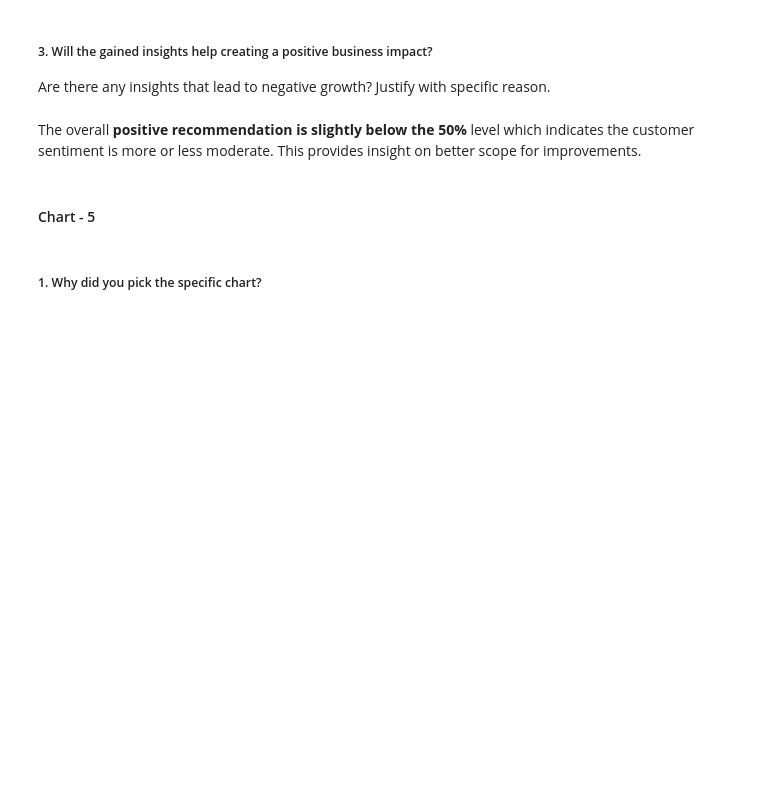
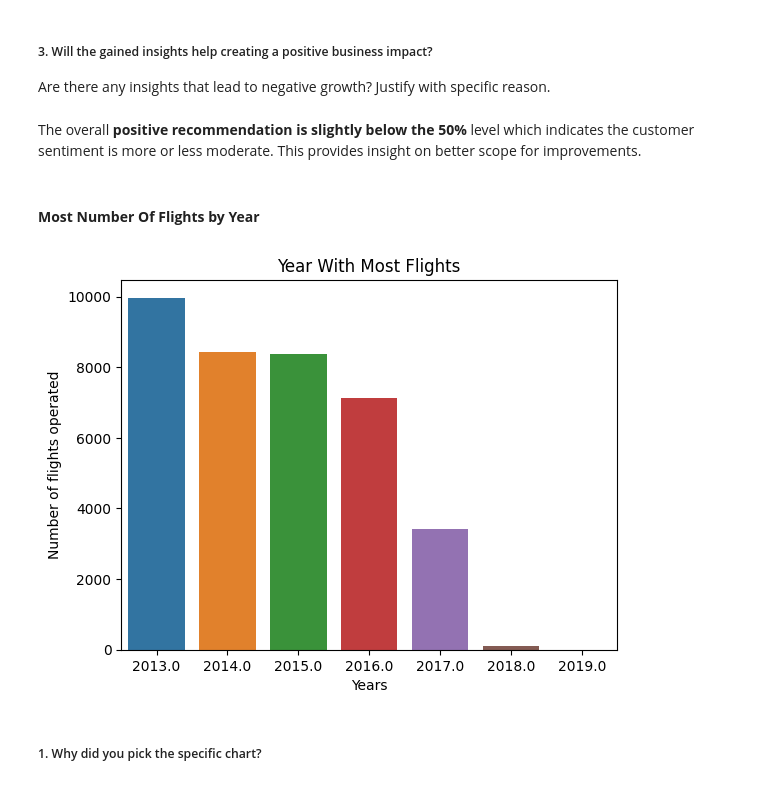
Before and after one commit to dacenish/Airline-Passenger-Referral-Prediction, a Jupyter notebook: Airline_Passenger_Referral_Prediction_ML_Capstone_Project.ipynb, the cells around one changed output. Cells and saved outputs as stored; diff of their text form; code cells hidden in the pictures; blank space fills up the shorter version.

```diff
--- a/Airline_Passenger_Referral_Prediction_ML_Capstone_Project.ipynb
+++ b/Airline_Passenger_Referral_Prediction_ML_Capstone_Project.ipynb
@@ -568,8 +573,8 @@ It is observed that there are no huge amount of imbalance noticed in the target
 Are there any insights that lead to negative growth? Justify with specific reason.
 # %% [markdown]
 The overall **positive recommendation is slightly below the 50%** level which indicates the customer sentiment is more or less moderate. This provides insight on better scope for improvements.
-# %% [markdown]
-#### Chart - 5
+# %% [markdown]
+#### **Most Number Of Flights by Year**
 # %%
 year_df = df.copy()
 # %%
@@ -585,9 +590,13 @@ year_df['date_flown_year'] = year_df['date_flown'].dropna(how='any').apply(year_
 year_df['date_flown_year']= year_df['date_flown_year'].dropna(how='any').astype(int)
 year_df.sort_values('date_flown_year',inplace = True)
 # %%
-# sns.barplot(data = year_df,x=year_df['date_flown_year'].unique(), y= year_df['date_flown_year'].value_counts())
-# plt.xlabel('Years')
-# plt.ylabel('Number of flights operated')
+sns.barplot(data = year_df,x=year_df['date_flown_year'].dropna(how='any').unique(), y= year_df['date_flown_year'].value_counts())
+plt.xlabel('Years')
+plt.ylabel('Number of flights operated')
+plt.title('Year With Most Flights')
+plt.show()
+# %% [output]
+[figure, added]
 # %% [markdown]
 ##### 1. Why did you pick the specific chart?
 # %% [markdown]
```
Also changed, not shown: parts of 159 cells of this notebook.
